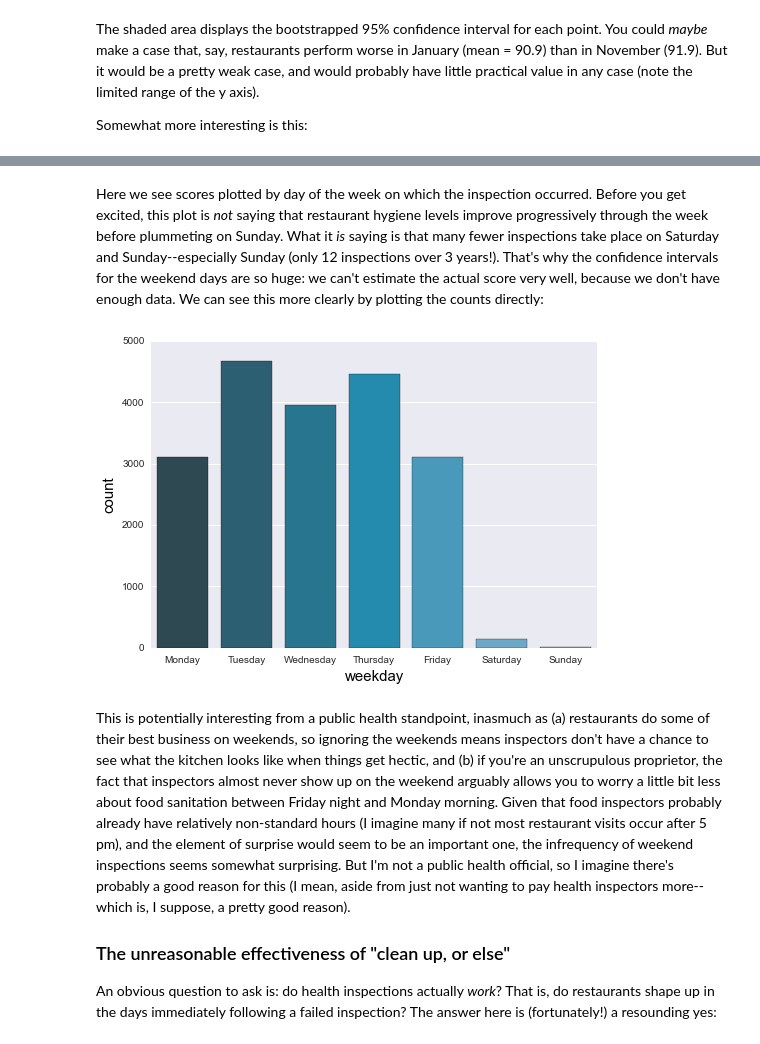
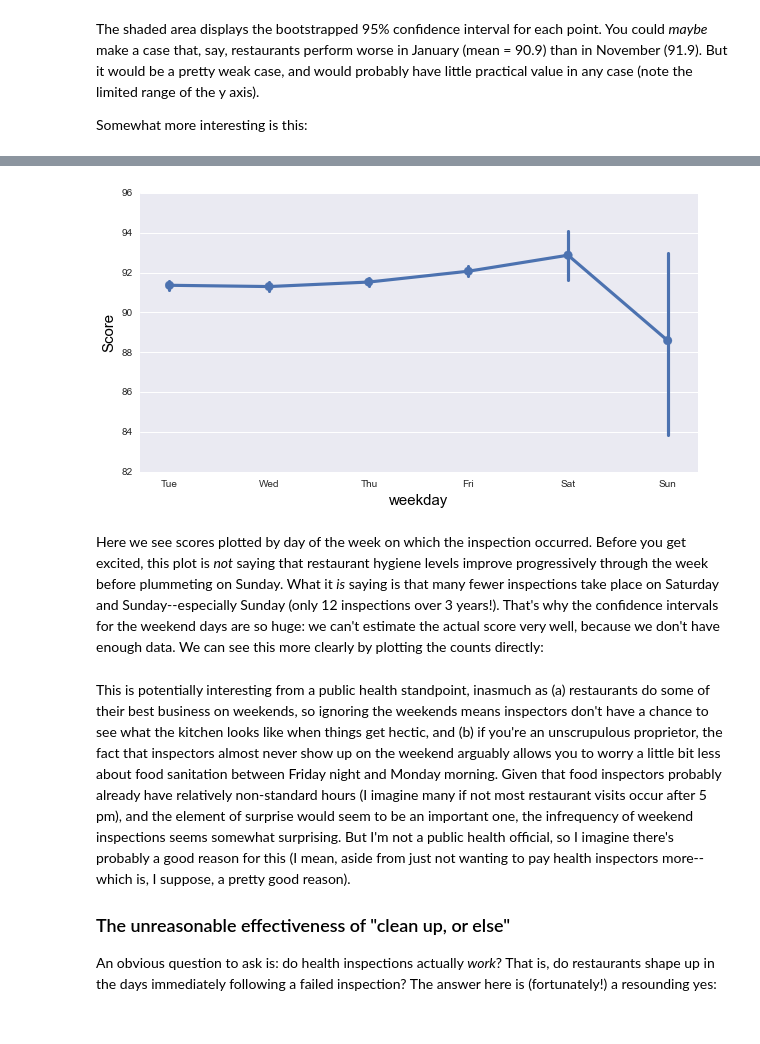
Before and after one commit to tyarkoni/open-data-flights, a Jupyter notebook: health-inspection/flight1.ipynb, the cells around one changed output, grey strips where cells are left out. Cells and saved outputs as stored; diff of their text form; code cells hidden in the pictures.

```diff
--- a/health-inspection/flight1.ipynb
+++ b/health-inspection/flight1.ipynb
@@ -345,11 +335,12 @@ timebin
+# %%
+data["weekday"] =  data.date.map(lambda d: calendar.day_name[d.weekday()][:3])
+weekdays = [n[:3] for n in calendar.day_name[1:]]
+f, ax = plt.subplots(figsize=(10, 5))
+sns.pointplot("weekday", "Score", data=data, x_order=weekdays);
+# %% [output]
+[figure, added]
 # %% [markdown]
 Here we see scores plotted by day of the week on which the inspection occurred. Before you get excited, this plot is *not* saying that restaurant hygiene levels improve progressively through the week before plummeting on Sunday. What it *is* saying is that many fewer inspections take place on Saturday and Sunday--especially Sunday (only 12 inspections over 3 years!). That's why the confidence intervals for the weekend days are so huge: we can't estimate the actual score very well, because we don't have enough data. We can see this more clearly by plotting the counts directly:
-# %%
-day_names = list(calendar.day_name)
-data["weekday"] = data["date"].map(lambda d: day_names[d.weekday()])
-sns.barplot("weekday", data=data, x_order=day_names, palette="PuBuGn_d");
-# %% [output]
-[figure, removed]
 # %% [markdown]
 This is potentially interesting from a public health standpoint, inasmuch as (a) restaurants do some of their best business on weekends, so ignoring the weekends means inspectors don't have a chance to see what the kitchen looks like when things get hectic, and (b) if you're an unscrupulous proprietor, the fact that inspectors almost never show up on the weekend arguably allows you to worry a little bit less about food sanitation between Friday night and Monday morning. Given that food inspectors probably already have relatively non-standard hours (I imagine many if not most restaurant visits occur after 5 pm), and the element of surprise would seem to be an important one, the infrequency of weekend inspections seems somewhat surprising. But I'm not a public health official, so I imagine there's probably a good reason for this (I mean, aside from just not wanting to pay health inspectors more--which is, I suppose, a pretty good reason).
 
```
Also changed, not shown: parts of 5 cells of this notebook.
